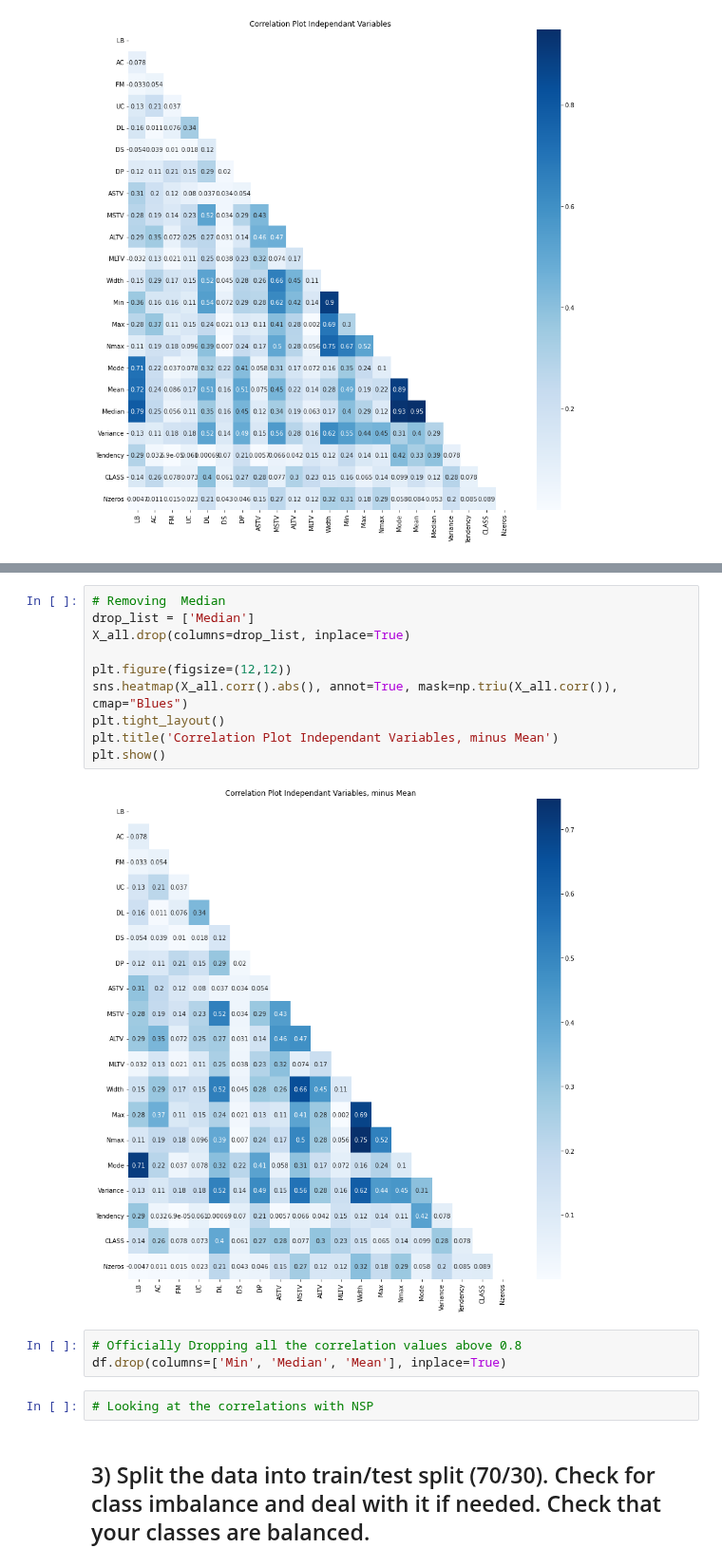
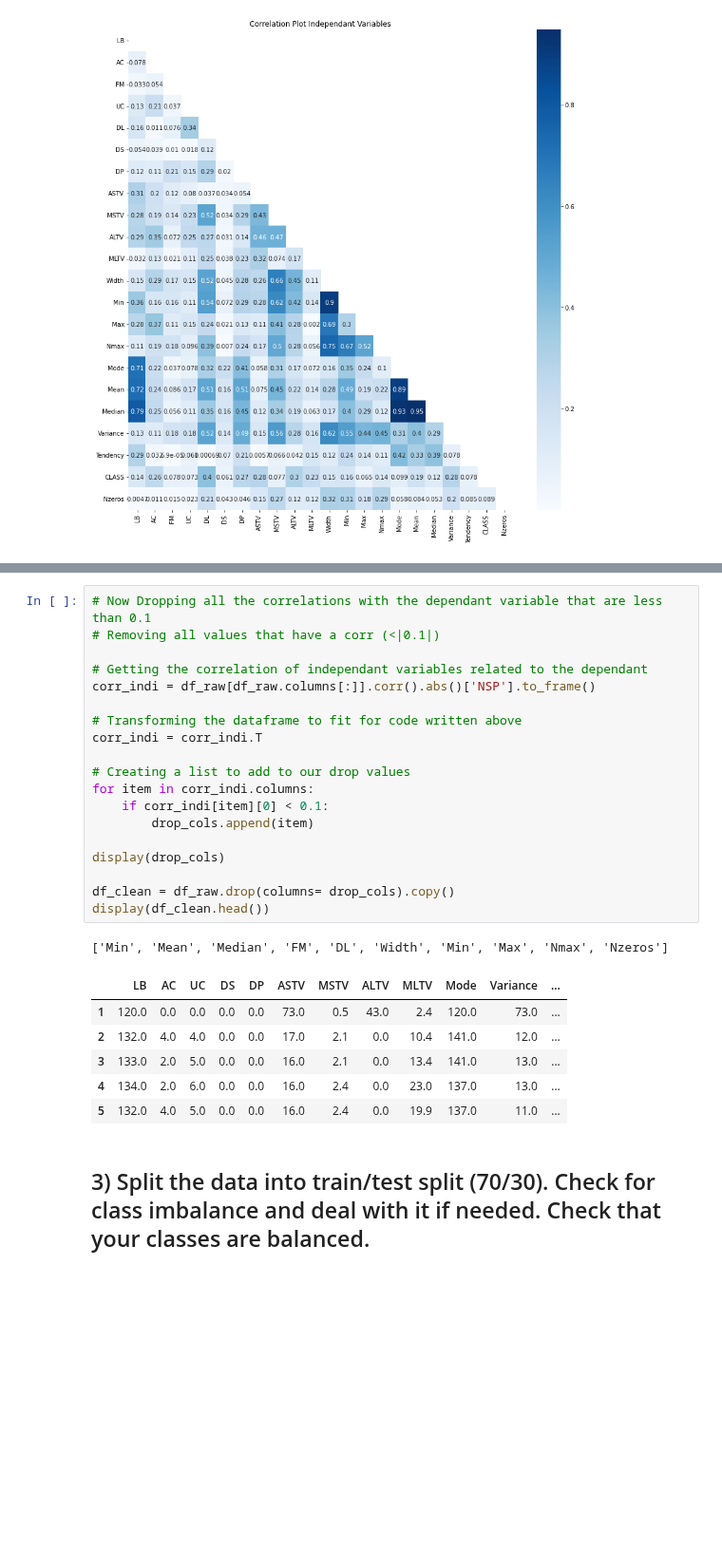
Before and after one commit to DuncanFerguson/GITHUB_REPOSITORY, a Jupyter notebook: DU_MSDS/Data Science Tools 2/HW7/homework7_Duncan_Ferguson.ipynb, the cells around one changed output, grey strips where cells are left out. Shown at 95% size. Drawn from its saved outputs; the diff is of its cells as text; blank space fills up the shorter version.

```diff
--- a/DU_MSDS/Data Science Tools 2/HW7/homework7_Duncan_Ferguson.ipynb
+++ b/DU_MSDS/Data Science Tools 2/HW7/homework7_Duncan_Ferguson.ipynb
@@ -255,20 +220,30 @@ plt.show()
-# %%
-# Removing  Median
-drop_list = ['Median']
-X_all.drop(columns=drop_list, inplace=True)
-
-plt.figure(figsize=(12,12))
-sns.heatmap(X_all.corr().abs(), annot=True, mask=np.triu(X_all.corr()), cmap="Blues")
-plt.tight_layout()
-plt.title('Correlation Plot Independant Variables, minus Mean')
-plt.show()
-# %% [output]
-[figure, removed]
-# %%
-# Officially Dropping all the correlation values above 0.8
-df.drop(columns=['Min', 'Median', 'Mean'], inplace=True)
-# %%
-# Looking at the correlations with NSP
+# %%
+# Now Dropping all the correlations with the dependant variable that are less than 0.1
+# Removing all values that have a corr (<|0.1|)
+
+# Getting the correlation of independant variables related to the dependant
+corr_indi = df_raw[df_raw.columns[:]].corr().abs()['NSP'].to_frame()
+
+# Transforming the dataframe to fit for code written above
+corr_indi = corr_indi.T
+
+# Creating a list to add to our drop values
+for item in corr_indi.columns:
+    if corr_indi[item][0] < 0.1:
+        drop_cols.append(item)
+
+display(drop_cols)
+
+df_clean = df_raw.drop(columns= drop_cols).copy()
+display(df_clean.head())
+# %% [output]
+['Min', 'Mean', 'Median', 'FM', 'DL', 'Width', 'Min', 'Max', 'Nmax', 'Nzeros']
+|  | LB | AC | UC | DS | DP | ASTV | MSTV | ALTV | MLTV | Mode | Variance | ... |
+| 1 | 120.0 | 0.0 | 0.0 | 0.0 | 0.0 | 73.0 | 0.5 | 43.0 | 2.4 | 120.0 | 73.0 | ... |
+| 2 | 132.0 | 4.0 | 4.0 | 0.0 | 0.0 | 17.0 | 2.1 | 0.0 | 10.4 | 141.0 | 12.0 | ... |
+| 3 | 133.0 | 2.0 | 5.0 | 0.0 | 0.0 | 16.0 | 2.1 | 0.0 | 13.4 | 141.0 | 13.0 | ... |
+| 4 | 134.0 | 2.0 | 6.0 | 0.0 | 0.0 | 16.0 | 2.4 | 0.0 | 23.0 | 137.0 | 13.0 | ... |
+| 5 | 132.0 | 4.0 | 5.0 | 0.0 | 0.0 | 16.0 | 2.4 | 0.0 | 19.9 | 137.0 | 11.0 | ... |
 # %% [markdown]
 ## 3) Split the data into train/test split (70/30). Check for class imbalance and deal with it if needed. Check that your classes are balanced.
 # %% [markdown]
```
Also changed, not shown: parts of 6 cells of this notebook.
